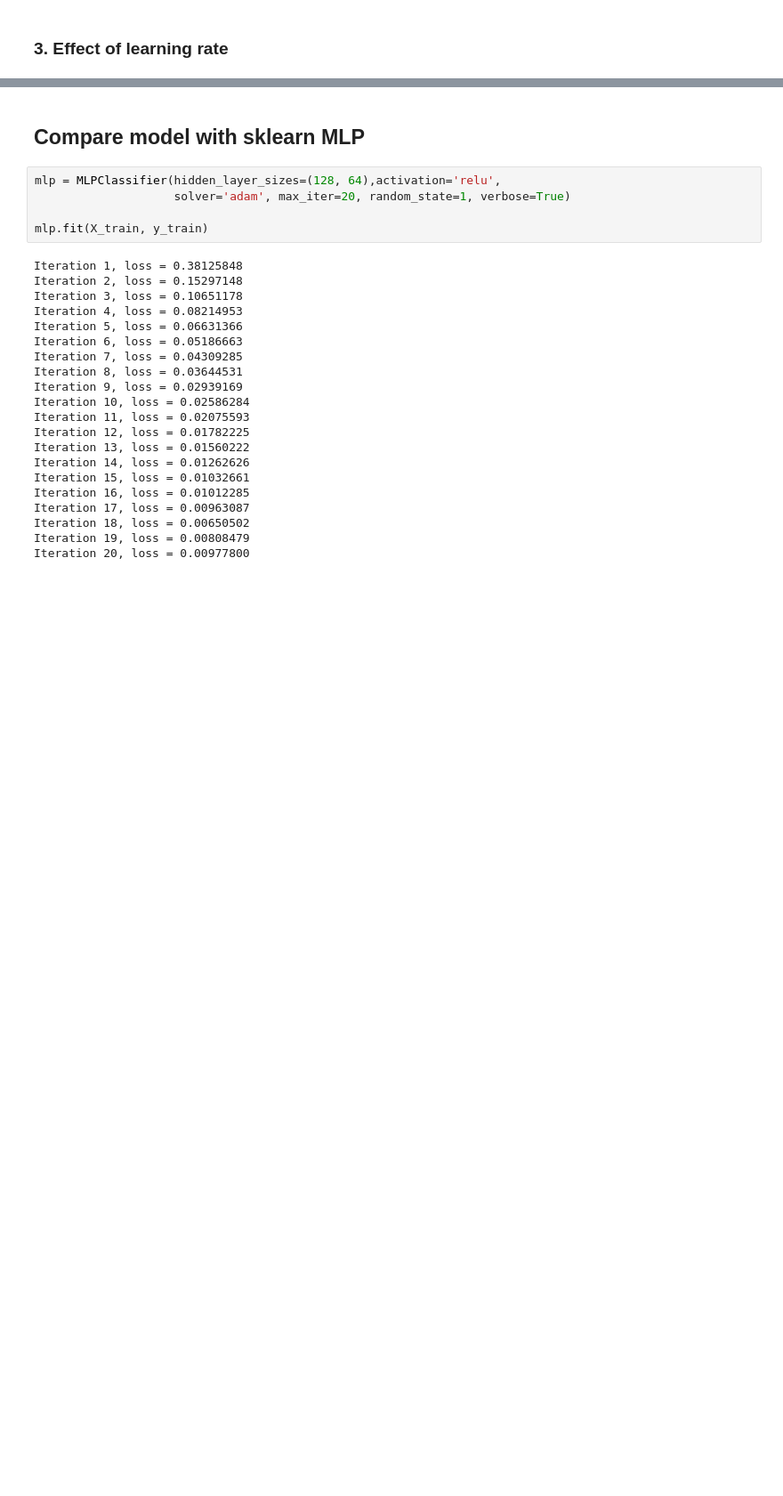
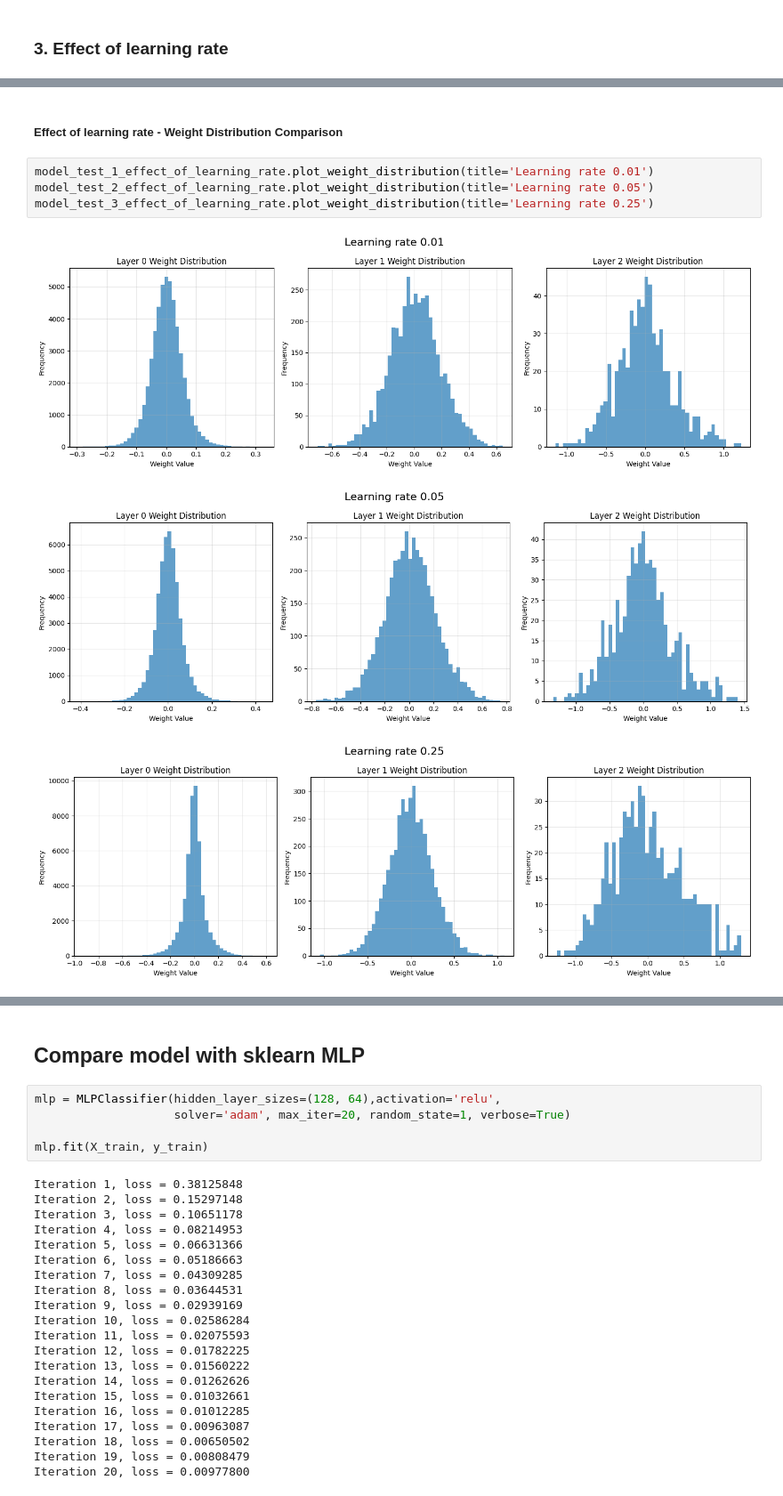
Before and after one commit to riyorax/Tugas-Besar-1-IF3270, a Jupyter notebook: src/main.ipynb, the cells around one changed output, grey strips where cells are left out. Shown at 89% size. Drawn from its saved outputs; the diff is of its cells as text; blank space fills up the shorter version.

```diff
--- a/src/main.ipynb
+++ b/src/main.ipynb
@@ -707,0 +880,10 @@ model_test_4_effect_of_activation_function.plot_gradient_distribution(title='Tan
+# %% [markdown]
+##### Effect of learning rate - Weight Distribution Comparison
+# %%
+model_test_1_effect_of_learning_rate.plot_weight_distribution(title='Learning rate 0.01')
+model_test_2_effect_of_learning_rate.plot_weight_distribution(title='Learning rate 0.05')
+model_test_3_effect_of_learning_rate.plot_weight_distribution(title='Learning rate 0.25')
+# %% [output]
+[figure, added]
+[figure, added]
+[figure, added]
```
Also changed, not shown: parts of 17 cells of this notebook.
